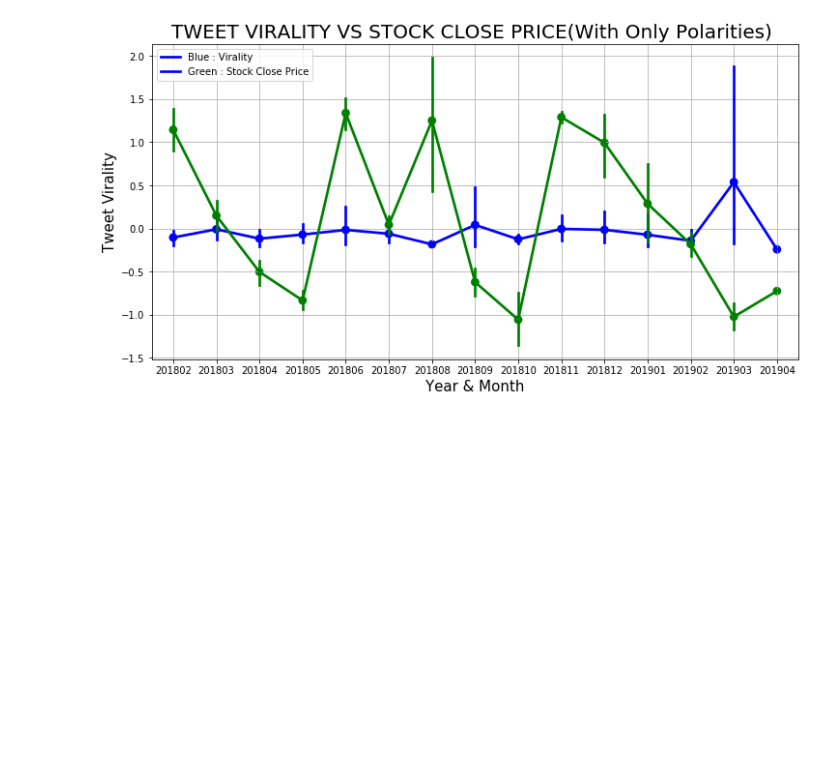
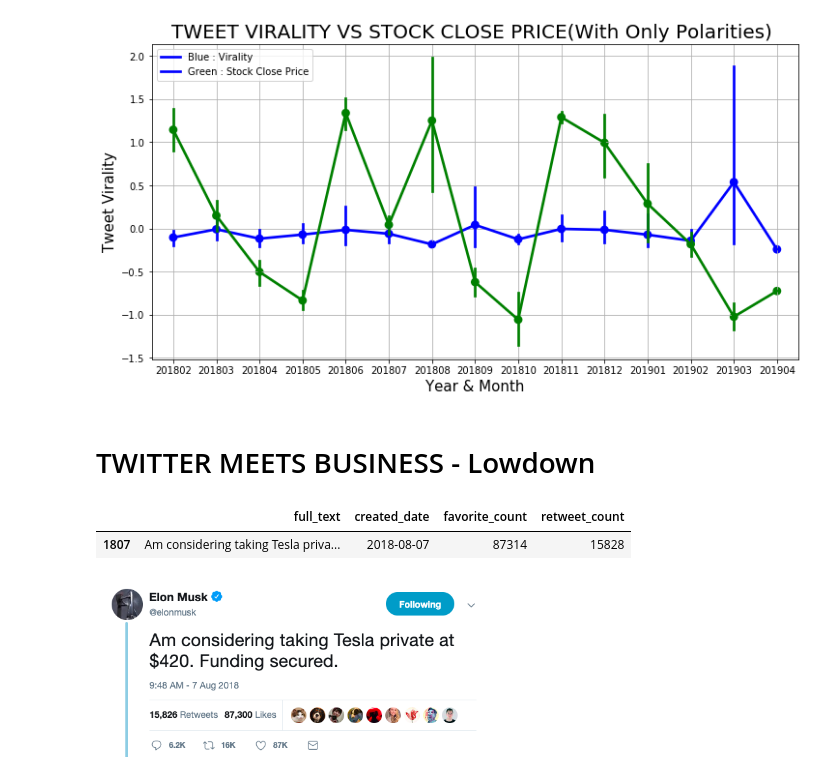
Before and after one commit to RahulTechTutorials/MachineLearningwithPython, a Jupyter notebook: Sentiment_Analysis/Sentiment_Analysis_Elon_musk.ipynb, the cells around one changed output. Saved outputs shown, nothing was run; the diff lists cells and outputs as text; code cells hidden in the pictures; blank space fills up the shorter version.

Commit message:
Sentiment Analysis On Elon Musk Tweets

```diff
--- a/Sentiment_Analysis/Sentiment_Analysis_Elon_musk.ipynb
+++ b/Sentiment_Analysis/Sentiment_Analysis_Elon_musk.ipynb
@@ -409,3 +411,15 @@ plt.legend(['Blue : Virality ','Green : Stock Close Price'])
 plt.grid(True)
 # %% [output]
 [figure]
+# %% [markdown]
+# TWITTER MEETS BUSINESS - Lowdown
+# %%
+##Elon tweeted about taking Tesla Private on 7th Aug, 2018
+elon_tweet.loc[elon_tweet['clean_text'].str.contains(r'(taking)+.*(private)+'),['full_text','created_date','favorite_count','retweet_count']]
+# %% [output]
+|  | full_text | created_date | favorite_count | retweet_count |
+| 1807 | Am considering taking Tesla priva... | 2018-08-07 | 87314 | 15828 |
+# %%
+Image(filename="/Users/rahuljain/Desktop/private.png",width=400,height=400)
+# %% [output]
+[figure, added]
```
Also changed, not shown: parts of 4 cells of this notebook.
